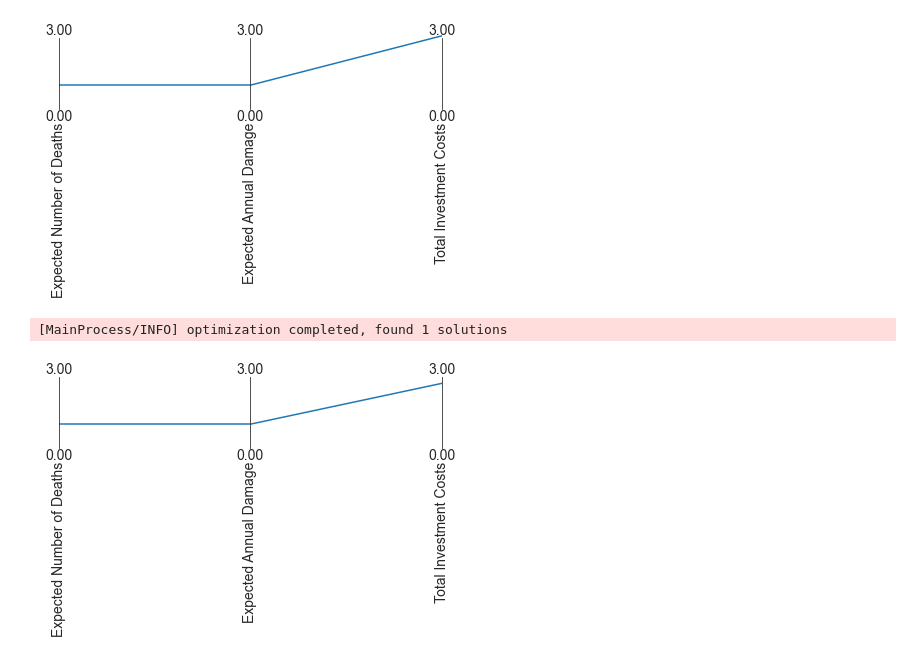
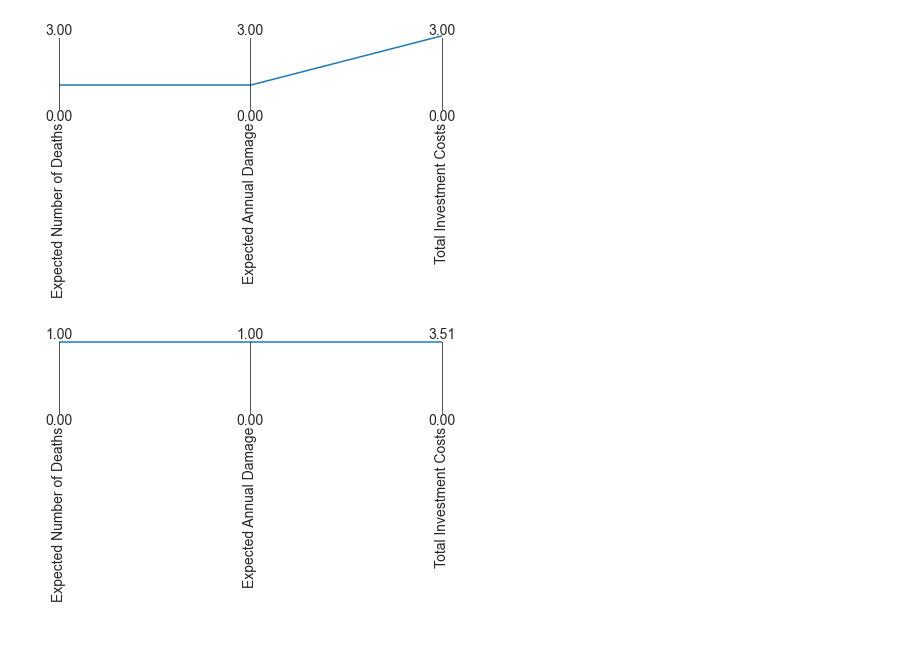
Before and after one commit to hannadenekamp/modelbased, a Jupyter notebook: Robustness.ipynb, the cells around one changed output. Cells and saved outputs as stored; diff of their text form; code cells hidden in the pictures.

```diff
--- a/Robustness.ipynb
+++ b/Robustness.ipynb
@@ -82,7 +84,7 @@ CategoricalParameter('A.4_Brate', [0, 1, 2])
 CategoricalParameter('A.5_Brate', [0, 1, 2])
 # %%
 # True, use results in pickle file; False, run MultiprocessingEvaluator
-use_pickle1 = False
+use_pickle1 = True
 
 if use_pickle1:
     with open('data/formulation_results.pickle', 'rb') as filehandler:
@@ -208,7 +206,7 @@ robustnes_functions = [ScalarOutcome('Expected Number of Deaths', kind=MAXIMIZE,
                        ScalarOutcome('Total Investment Costs', kind=MAXIMIZE,
                                      function=Total_Investment_Costs),
                       ]
-use_pickle4 = False
+use_pickle4 = True
 if use_pickle4:
     with open('data/moro_results4.pickle', 'rb') as filehandler:
         results4 = pickle.load(filehandler)
@@ -280,7 +278,7 @@ robustnes_functions = [ScalarOutcome('Expected Number of Deaths', kind=MAXIMIZE,
                        ScalarOutcome('Total Investment Costs', kind=MAXIMIZE,
                                      function=Total_Investment_Costs),
                       ]
-use_pickle5 = False
+use_pickle5 = True
 if use_pickle5:
     with open('data/moro_results10.pickle', 'rb') as filehandler:
         results5 = pickle.load(filehandler)
@@ -329,9 +327,9 @@ robustnes_functions = [ScalarOutcome('Expected Number of Deaths', kind=MAXIMIZE,
                        ScalarOutcome('Total Investment Costs', kind=MAXIMIZE,
                                      function=Total_Investment_Costs),
                       ]
-use_pickle6 = False
+use_pickle6 = True
 if use_pickle6:
-    with open('data/moro_results6.pickle', 'rb') as filehandler:
+    with open('data/moro_results7.pickle', 'rb') as filehandler:
         results6 = pickle.load(filehandler)
 else:
     # we have to change the plausible max for total investment costs
@@ -345,18 +343,16 @@ else:
     with open("data/moro_results6.pickle","wb") as filehandler:
         pickle.dump(results6, filehandler)
 archive6, convergence = results6
-# %% [output]
-[MainProcess/INFO] optimization completed, found 1 solutions
 # %%
 from ema_workbench.analysis import parcoords
 
 data = archive6.loc[:, [o.name for o in robustnes_functions]]
 limits = parcoords.get_limits(data)
 limits.loc[0, :] = 0
-limits.loc[1, :] = 3
+# limits.loc[1, :] = 3
 
 paraxes = parcoords.ParallelAxes(limits)
 paraxes.plot(data)
 plt.show()
 # %% [output]
-[figure, old version]
+[figure, new version]
```
Also changed, not shown: parts of 5 cells of this notebook, 5 other files.
